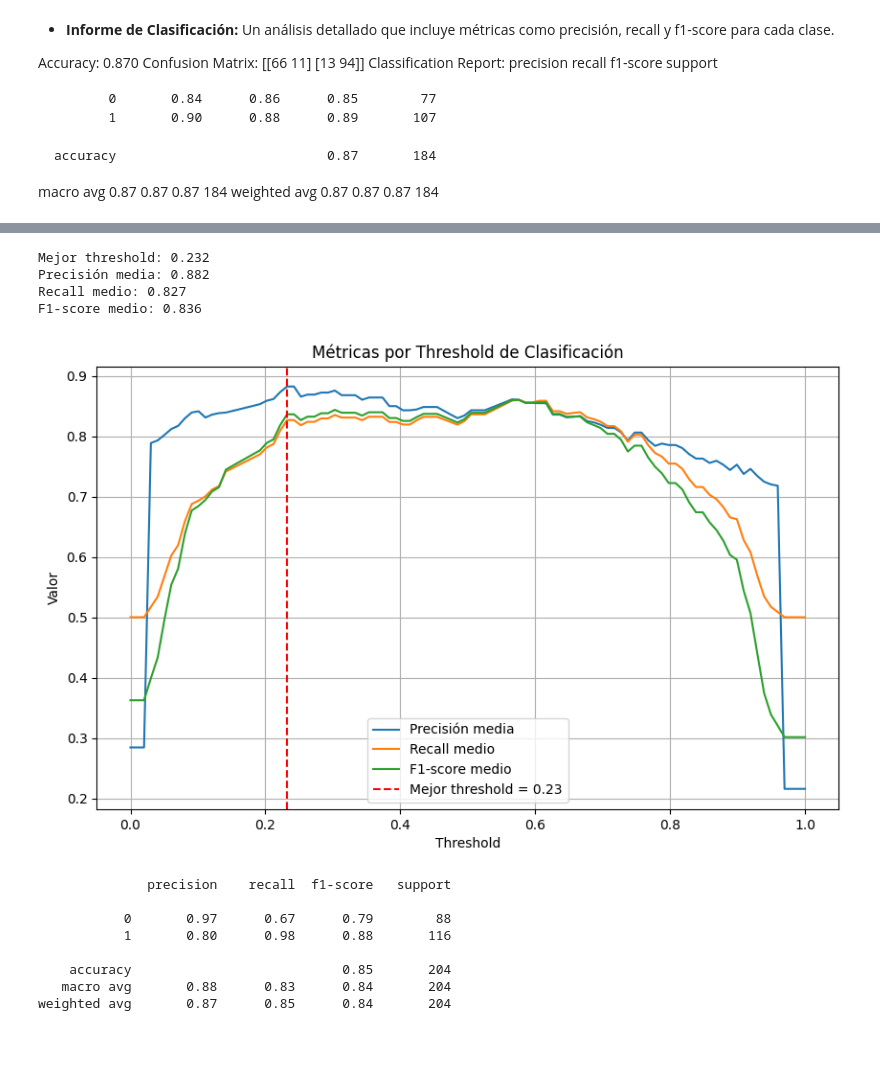
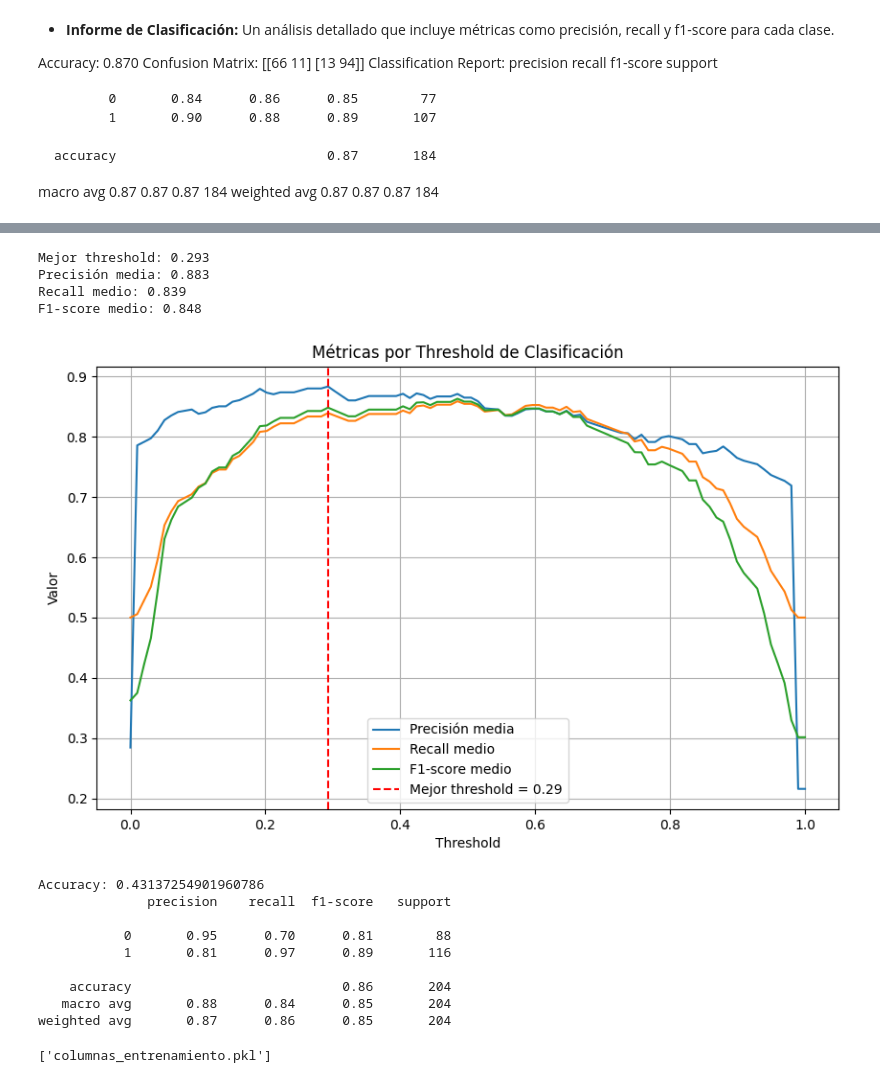
Before and after one commit to GMRGameDev/TFM_GuillermoManu, a Jupyter notebook: Clasificacion/RandomForest.ipynb, the cells around one changed output, grey strips where cells are left out. Drawn from its saved outputs; the diff is of its cells as text; code cells hidden in the pictures; blank space fills up the shorter version.

Commit message:
modelos finales

```diff
--- a/Clasificacion/RandomForest.ipynb
+++ b/Clasificacion/RandomForest.ipynb
@@ -138,18 +239,11 @@ Passing `palette` without assigning `hue` is deprecated and will be removed in v
 # %%
 from imblearn.over_sampling import SMOTE
-from sklearn.ensemble import RandomForestClassifier
-from sklearn.metrics import accuracy_score, classification_report, confusion_matrix, roc_auc_score, precision_recall_curve, average_precision_score, roc_curve
-from sklearn.model_selection import train_test_split
-from sklearn.preprocessing import StandardScaler
-import pandas as pd
-import matplotlib.pyplot as plt
-import seaborn as sns
 
 # Cargar y preparar datos
 df = pd.read_csv("heart.csv")
-df_encoded = pd.get_dummies(df, columns=['Sex', 'ChestPainType', 'RestingECG', 'ExerciseAngina', 'ST_Slope'], drop_first=True)
-X = df_encoded.drop(columns=['HeartDisease'])
-y = df_encoded['HeartDisease']
+df = pd.get_dummies(df, columns=['Sex', 'ChestPainType', 'RestingECG', 'ExerciseAngina', 'ST_Slope'], drop_first=True)
+X = df.drop(columns=['HeartDisease'])
+y = df['HeartDisease']
 
 # Escalado
 scaler = StandardScaler()
@@ -209,6 +303,17 @@ plt.figure(figsize=(10, 6))
 sns.barplot(x='Importance', y='Feature', data=importancia, palette='magma')
 plt.title('Importancia de las Características en el Random Forest (Balanceado)')
 plt.show()
+
+# Guardar el modelo
+import joblib
+
+joblib.dump(rf_model, 'modelo_random_forest.pkl')
+
+# Guardar el scaler
+joblib.dump(scaler, 'scaler.pkl')
+
+# Guardar columnas originales
+joblib.dump(X.columns.tolist(), 'columnas_entrenamiento.pkl')
 # %% [output]
 Accuracy: 0.8333333333333334
 Confusion Matrix:
@@ -243,12 +349,13 @@ from sklearn.preprocessing import StandardScaler
 from sklearn.metrics import classification_report
 
 from imblearn.over_sampling import SMOTE
+import joblib
 
 # 1. Cargar y preparar datos
 df = pd.read_csv("heart.csv")
-df_encoded = pd.get_dummies(df, columns=['Sex', 'ChestPainType', 'RestingECG', 'ExerciseAngina', 'ST_Slope'], drop_first=True)
-X = df_encoded.drop(columns=['HeartDisease'])
-y = df_encoded['HeartDisease']
+df = pd.get_dummies(df, columns=['Sex', 'ChestPainType', 'RestingECG', 'ExerciseAngina', 'ST_Slope'], drop_first=True)
+X = df.drop(columns=['HeartDisease'])
+y = df['HeartDisease']
 
 # 2. Escalado
 scaler = StandardScaler()
@@ -262,7 +369,7 @@ X_resampled, y_resampled = smote.fit_resample(X_scaled, y)
 X_train, X_test, y_train, y_test = train_test_split(X_resampled, y_resampled, test_size=0.2, random_state=42)
 
 # 5. Modelo Random Forest
-rf_model = RandomForestClassifier(n_estimators=100, max_depth=6, class_weight='balanced', random_state=42)
+rf_model = RandomForestClassifier(n_estimators=100, max_depth=8, class_weight='balanced', random_state=42)
 rf_model.fit(X_train, y_train)
 
 # 6. Obtener probabilidades
@@ -279,46 +386,60 @@ for t in thresholds:
     recall_avg = (report['0']['recall'] + report['1']['recall']) / 2
     f1_avg = (report['0']['f1-score'] + report['1']['f1-score']) / 2
     precisions.append(precision_avg)
     recalls.append(recall_avg)
     f1_scores.append(f1_avg)
 
 # 8. Encontrar el mejor threshold según precisión promedio
 best_index = np.argmax(precisions)
 best_threshold = thresholds[best_index]
 print(f"Mejor threshold: {best_threshold:.3f}")
 print(f"Precisión media: {precisions[best_index]:.3f}")
 print(f"Recall medio: {recalls[best_index]:.3f}")
 print(f"F1-score medio: {f1_scores[best_index]:.3f}")
 
 # 9. Graficar métricas por threshold
 plt.figure(figsize=(10, 6))
 plt.plot(thresholds, precisions, label='Precisión media')
 plt.plot(thresholds, recalls, label='Recall medio')
 plt.plot(thresholds, f1_scores, label='F1-score medio')
 plt.axvline(best_threshold, color='red', linestyle='--', label=f'Mejor threshold = {best_threshold:.2f}')
 plt.xlabel('Threshold')
 plt.ylabel('Valor')
 plt.title('Métricas por Threshold de Clasificación')
 plt.legend()
 plt.grid()
 plt.show()
 
 y_pred_opt = (y_proba >= best_threshold).astype(int)
+print("Accuracy:", accuracy_score(y_test, y_pred))
 print(classification_report(y_test, y_pred_opt))
+
+# Guardar el modelo
+import joblib
+
+joblib.dump(rf_model, 'modelo_random_forest.pkl')
+
+# Guardar el scaler
+joblib.dump(scaler, 'scaler.pkl')
+
+# Guardar columnas originales
+joblib.dump(X.columns.tolist(), 'columnas_entrenamiento.pkl')
 # %% [output]
-Mejor threshold: 0.232
-Precisión media: 0.882
-Recall medio: 0.827
-F1-score medio: 0.836
+Mejor threshold: 0.293
+Precisión media: 0.883
+Recall medio: 0.839
+F1-score medio: 0.848
-[figure, old version]
+[figure, new version]
+Accuracy: 0.43137254901960786
               precision    recall  f1-score   support
 
-           0       0.97      0.67      0.79        88
-           1       0.80      0.98      0.88       116
+           0       0.95      0.70      0.81        88
+           1       0.81      0.97      0.89       116
 
-    accuracy                           0.85       204
-   macro avg       0.88      0.83      0.84       204
-weighted avg       0.87      0.85      0.84       204
+    accuracy                           0.86       204
+   macro avg       0.88      0.84      0.85       204
+weighted avg       0.87      0.86      0.85       204
+['columnas_entrenamiento.pkl']
 # %% [markdown]
 🧠 Análisis Integral del Modelo de Predicción de Enfermedad Cardíaca con Random Forest
 
```
Also changed, not shown: parts of 13 cells of this notebook, 15 other files.
